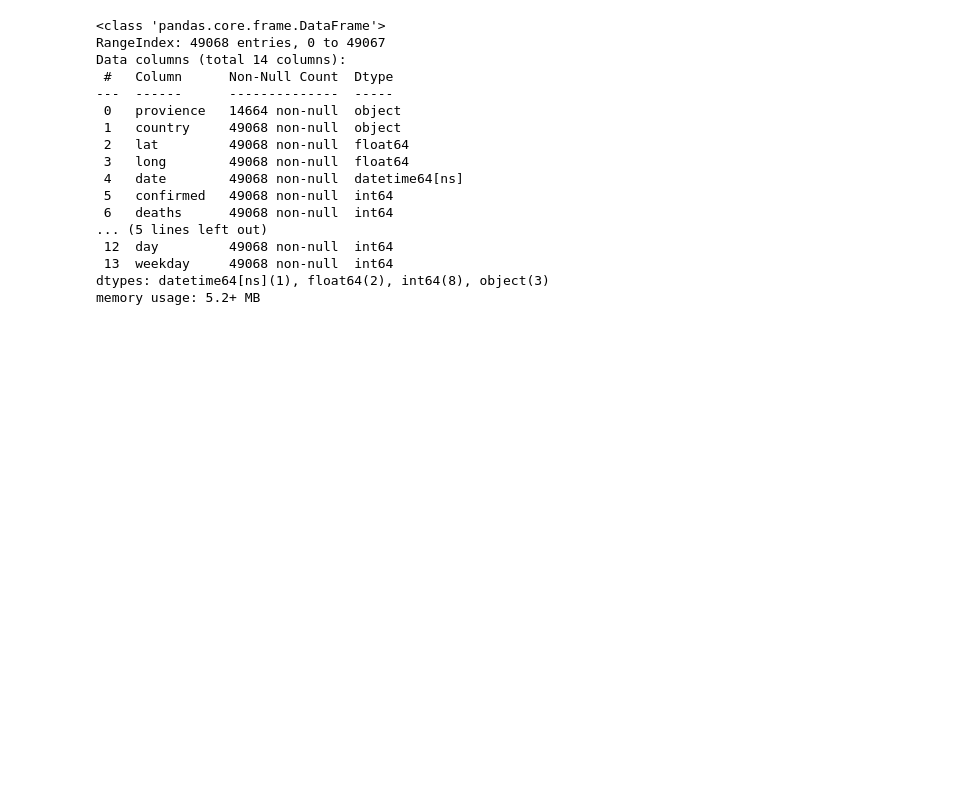
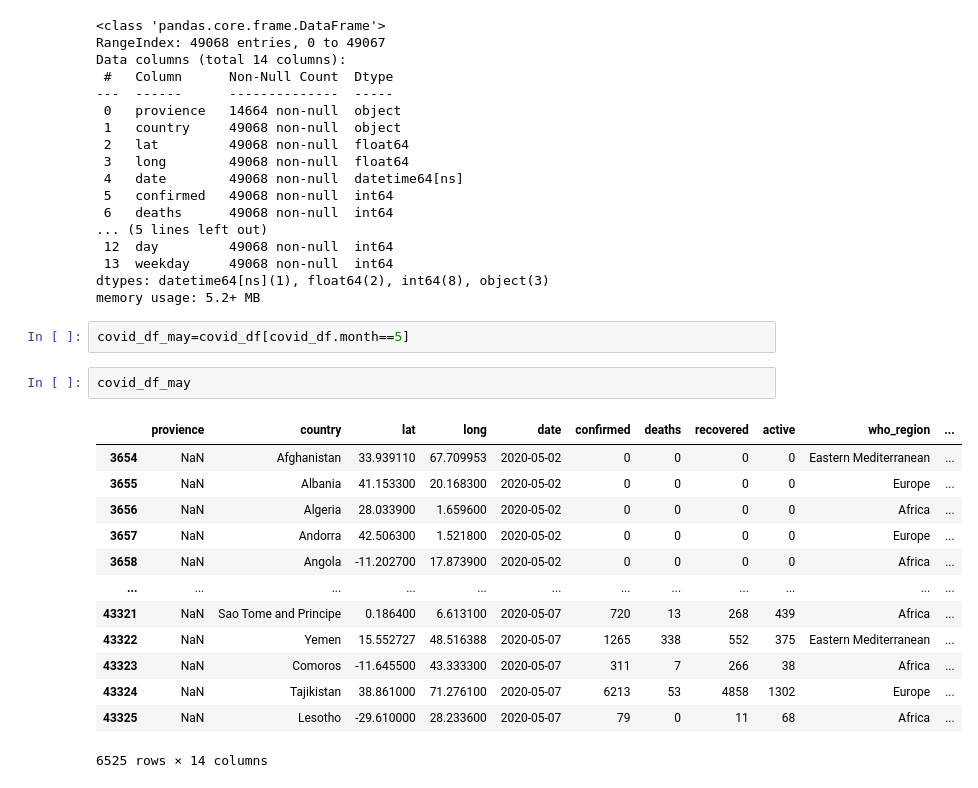
Before and after one commit to Swaraz08/Jupyter, a Jupyter notebook: pandas.ipynb, the cells around one changed output. Cells and saved outputs as stored; diff of their text form; blank space fills up the shorter version.

```diff
--- a/pandas.ipynb
+++ b/pandas.ipynb
@@ -381,3 +383,21 @@ Data columns (total 14 columns):
  13  weekday     49068 non-null  int64
 dtypes: datetime64[ns](1), float64(2), int64(8), object(3)
 memory usage: 5.2+ MB
+# %%
+covid_df_may=covid_df[covid_df.month==5]
+# %%
+covid_df_may
+# %% [output]
+|  | provience | country | lat | long | date | confirmed | deaths | recovered | active | who_region | ... |
+| 3654 | NaN | Afghanistan | 33.939110 | 67.709953 | 2020-05-02 | 0 | 0 | 0 | 0 | Eastern Mediterranean | ... |
+| 3655 | NaN | Albania | 41.153300 | 20.168300 | 2020-05-02 | 0 | 0 | 0 | 0 | Europe | ... |
+| 3656 | NaN | Algeria | 28.033900 | 1.659600 | 2020-05-02 | 0 | 0 | 0 | 0 | Africa | ... |
+| 3657 | NaN | Andorra | 42.506300 | 1.521800 | 2020-05-02 | 0 | 0 | 0 | 0 | Europe | ... |
+| 3658 | NaN | Angola | -11.202700 | 17.873900 | 2020-05-02 | 0 | 0 | 0 | 0 | Africa | ... |
+| ... | ... | ... | ... | ... | ... | ... | ... | ... | ... | ... | ... |
+| 43321 | NaN | Sao Tome and Principe | 0.186400 | 6.613100 | 2020-05-07 | 720 | 13 | 268 | 439 | Africa | ... |
+| 43322 | NaN | Yemen | 15.552727 | 48.516388 | 2020-05-07 | 1265 | 338 | 552 | 375 | Eastern Mediterranean | ... |
+| 43323 | NaN | Comoros | -11.645500 | 43.333300 | 2020-05-07 | 311 | 7 | 266 | 38 | Africa | ... |
+| 43324 | NaN | Tajikistan | 38.861000 | 71.276100 | 2020-05-07 | 6213 | 53 | 4858 | 1302 | Europe | ... |
+| 43325 | NaN | Lesotho | -29.610000 | 28.233600 | 2020-05-07 | 79 | 0 | 11 | 68 | Africa | ... |
+6525 rows × 14 columns
```
Also changed, not shown: parts of 17 cells of this notebook.
